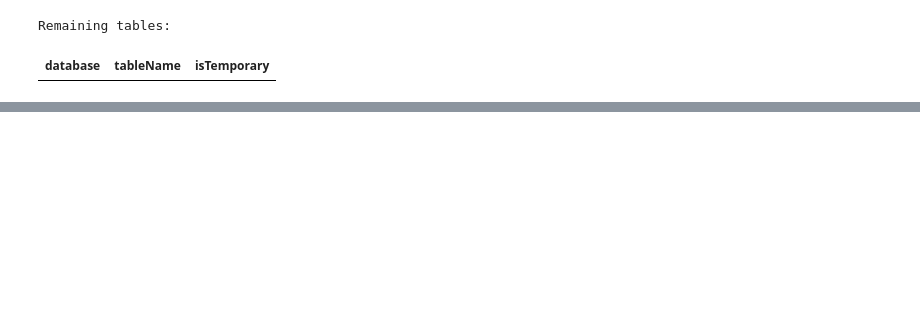
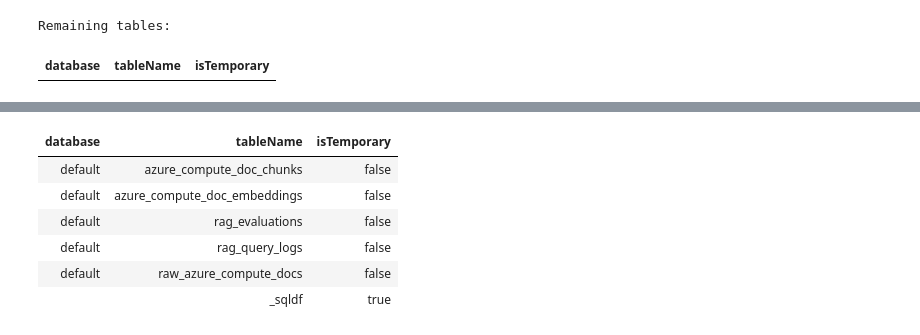
Before and after one commit to huiminyan2017/databricks-rag-ml, a Jupyter notebook: notebooks/99_cleanup_environment.ipynb, the cells around one changed output, grey strips where cells are left out. Drawn from its saved outputs; the diff is of its cells as text; code cells hidden in the pictures; blank space fills up the shorter version.

```diff
--- a/notebooks/99_cleanup_environment.ipynb
+++ b/notebooks/99_cleanup_environment.ipynb
@@ -70,0 +80,11 @@ Remaining tables:
+# %%
+%sql
+SHOW TABLES IN databricks_rag_demo.default
+# %% [output]
+| database | tableName | isTemporary |
+| default | azure_compute_doc_chunks | false |
+| default | azure_compute_doc_embeddings | false |
+| default | rag_evaluations | false |
+| default | rag_query_logs | false |
+| default | raw_azure_compute_docs | false |
+|  | _sqldf | true |
```
Also changed, not shown: parts of 3 cells of this notebook, 9 other files.
